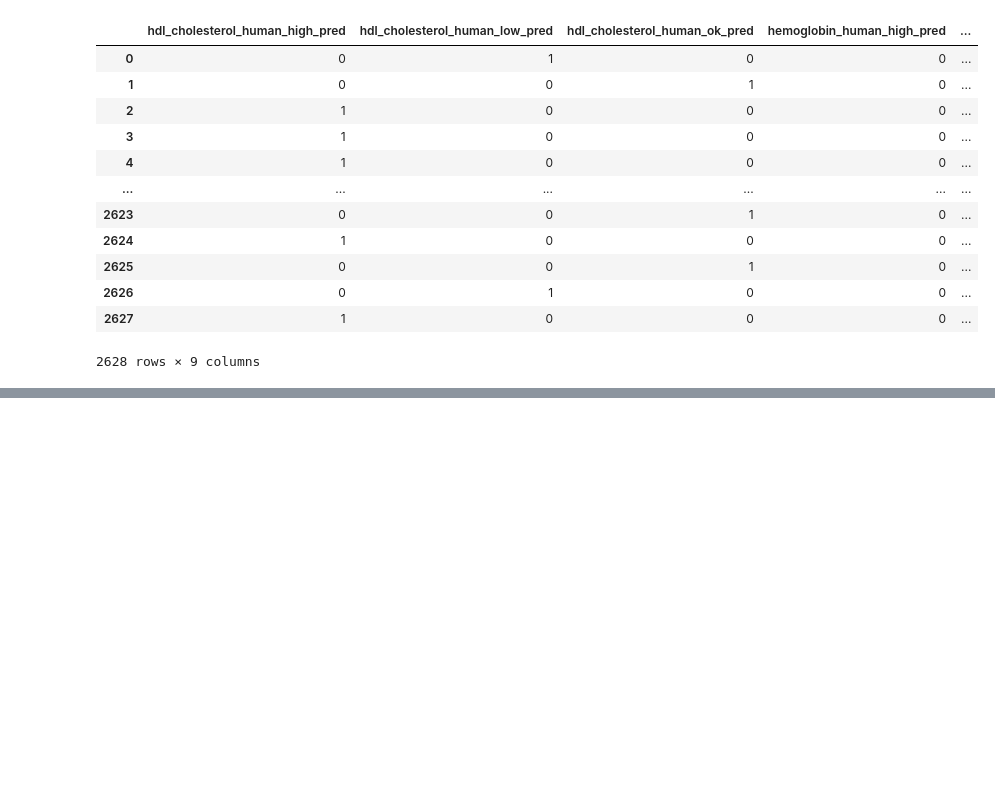
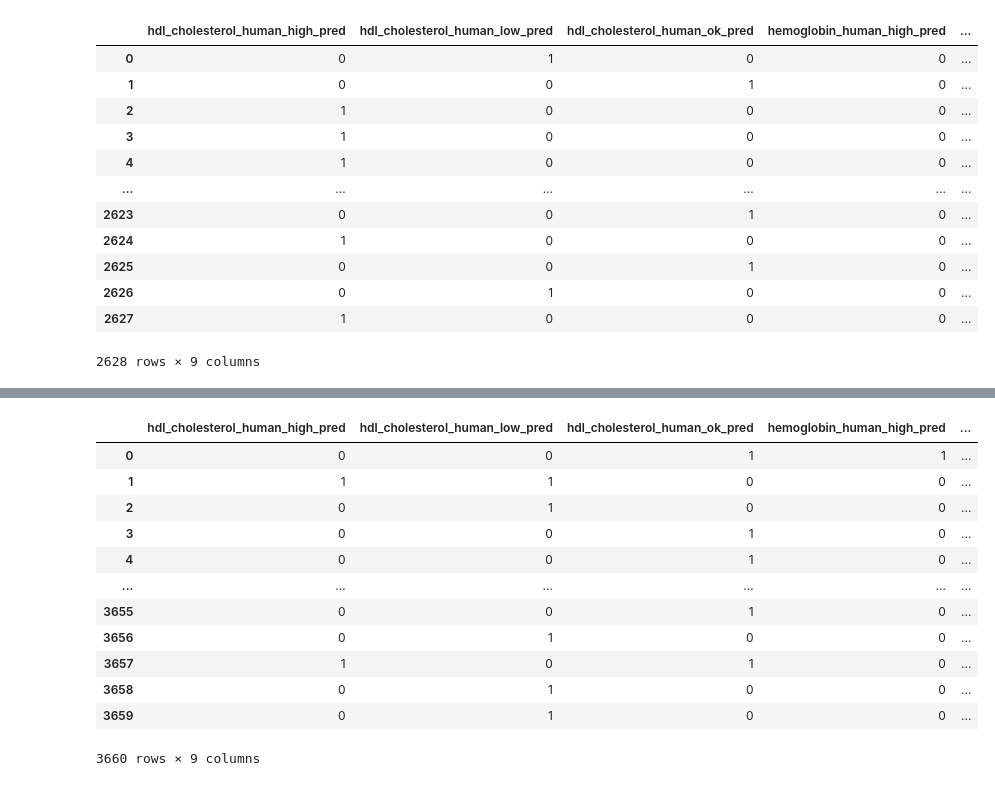
Before and after one commit to AdiVittala/bloodSpectroscopy, a Jupyter notebook: Model-1.ipynb, the cells around one changed output, grey strips where cells are left out. Cells and saved outputs as stored; diff of their text form; code cells hidden in the pictures; blank space fills up the shorter version.

```diff
--- a/Model-1.ipynb
+++ b/Model-1.ipynb
@@ -37,3 +37,4 @@ from tensorflow.keras.models import load_model
 from IPython.display import clear_output
 # %%
 data = pd.read_csv('mod_train.csv')
+unk_data_2 = pd.read_csv('mod_test.csv')
@@ -55,0 +41,2 @@ data
+# %%
+unk_data = unk_data_2.drop(['Reading_ID'], axis=1)
@@ -467,0 +475,16 @@ weighted avg       0.99      0.99      0.99      7884
+# %%
+unknown_pred_classes
+# %% [output]
+|  | hdl_cholesterol_human_high_pred | hdl_cholesterol_human_low_pred | hdl_cholesterol_human_ok_pred | hemoglobin_human_high_pred | ... |
+| 0 | 0 | 0 | 1 | 1 | ... |
+| 1 | 1 | 1 | 0 | 0 | ... |
+| 2 | 0 | 1 | 0 | 0 | ... |
+| 3 | 0 | 0 | 1 | 0 | ... |
+| 4 | 0 | 0 | 1 | 0 | ... |
+| ... | ... | ... | ... | ... | ... |
+| 3655 | 0 | 0 | 1 | 0 | ... |
+| 3656 | 0 | 1 | 0 | 0 | ... |
+| 3657 | 1 | 0 | 1 | 0 | ... |
+| 3658 | 0 | 1 | 0 | 0 | ... |
+| 3659 | 0 | 1 | 0 | 0 | ... |
+3660 rows × 9 columns
```
Also changed, not shown: parts of 12 cells of this notebook, 2 other files.
